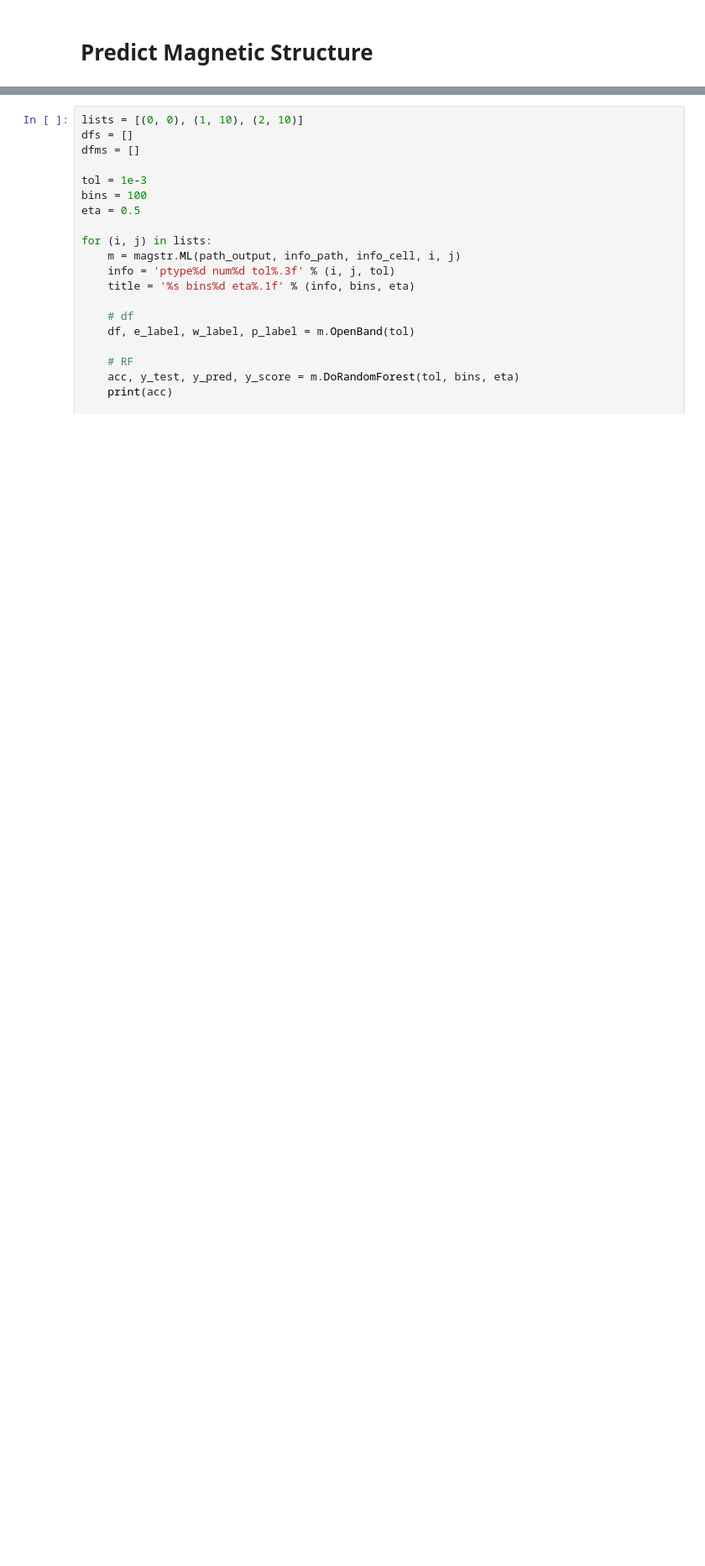
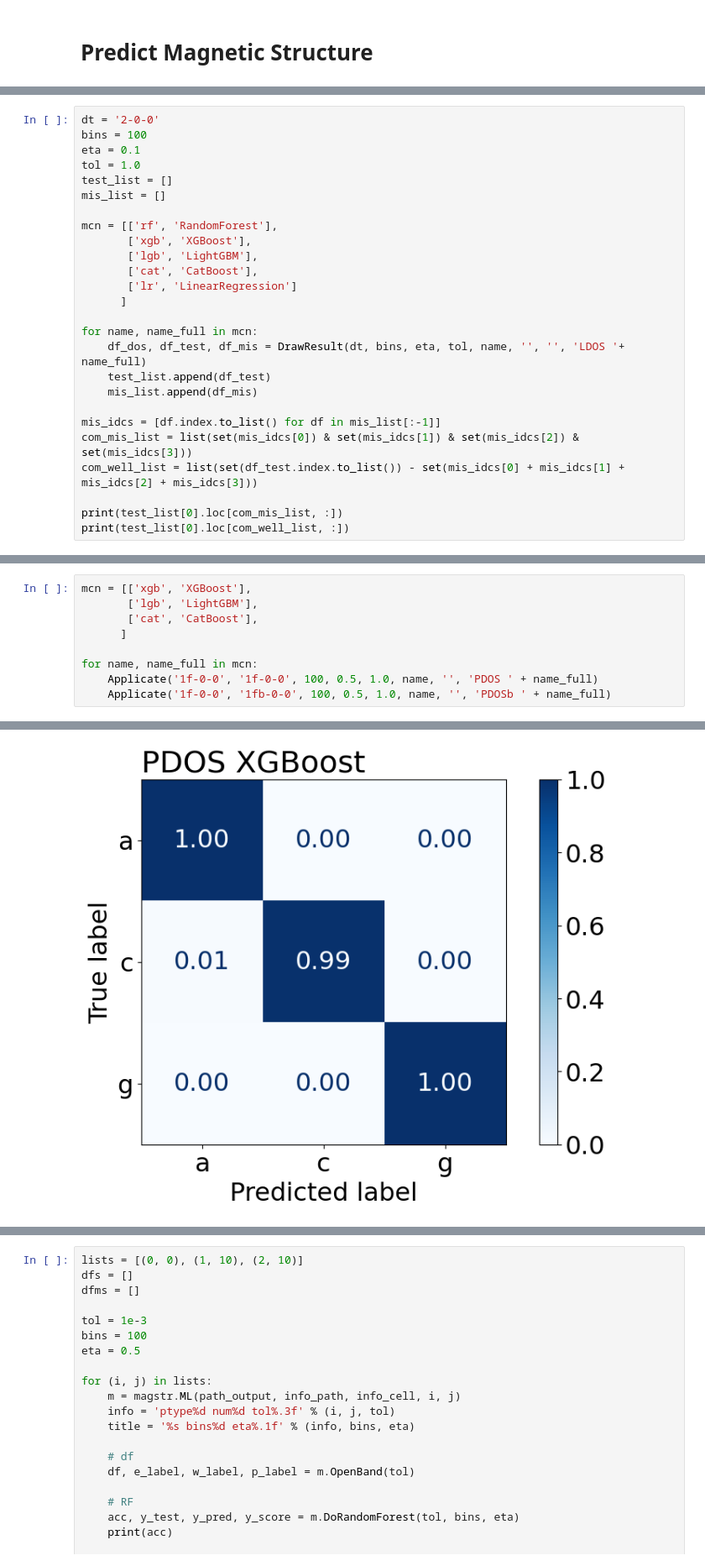
Before and after one commit to 9yelin9/hf, a Jupyter notebook: hf3.ipynb, the cells around one changed output, grey strips where cells are left out. Shown at 84% size. Cells and saved outputs as stored; diff of their text form; blank space fills up the shorter version.

```diff
--- a/hf3.ipynb
+++ b/hf3.ipynb
@@ -244,0 +359,26 @@ def DrawResult(ptype, pnum, dtype, tol, bins, eta, rsp):
+# %%
+dt = '2-0-0'
+bins = 100
+eta = 0.1
+tol = 1.0
+test_list = []
+mis_list = []
+
+mcn = [['rf', 'RandomForest'],
+       ['xgb', 'XGBoost'],
+       ['lgb', 'LightGBM'],
+       ['cat', 'CatBoost'],
+       ['lr', 'LinearRegression']
+      ]
+
+for name, name_full in mcn:
+    df_dos, df_test, df_mis = DrawResult(dt, bins, eta, tol, name, '', '', 'LDOS '+ name_full)
+    test_list.append(df_test)
+    mis_list.append(df_mis)
+
+mis_idcs = [df.index.to_list() for df in mis_list[:-1]]
+com_mis_list = list(set(mis_idcs[0]) & set(mis_idcs[1]) & set(mis_idcs[2]) & set(mis_idcs[3]))
+com_well_list = list(set(df_test.index.to_list()) - set(mis_idcs[0] + mis_idcs[1] + mis_idcs[2] + mis_idcs[3]))
+
+print(test_list[0].loc[com_mis_list, :])
+print(test_list[0].loc[com_well_list, :])
@@ -281,0 +459,10 @@ accuracy = 809/816 = 0.9914
+# %%
+mcn = [['xgb', 'XGBoost'],
+       ['lgb', 'LightGBM'],
+       ['cat', 'CatBoost'],
+      ]
+
+for name, name_full in mcn:
+    Applicate('1f-0-0', '1f-0-0', 100, 0.5, 1.0, name, '', 'PDOS ' + name_full)
+    Applicate('1f-0-0', '1fb-0-0', 100, 0.5, 1.0, name, '', 'PDOSb ' + name_full)
+# %% [output]
@@ -281,0 +471 @@ accuracy = 809/816 = 0.9914
+[figure, added]
```
Also changed, not shown: parts of 11 cells of this notebook, 55 other files.
